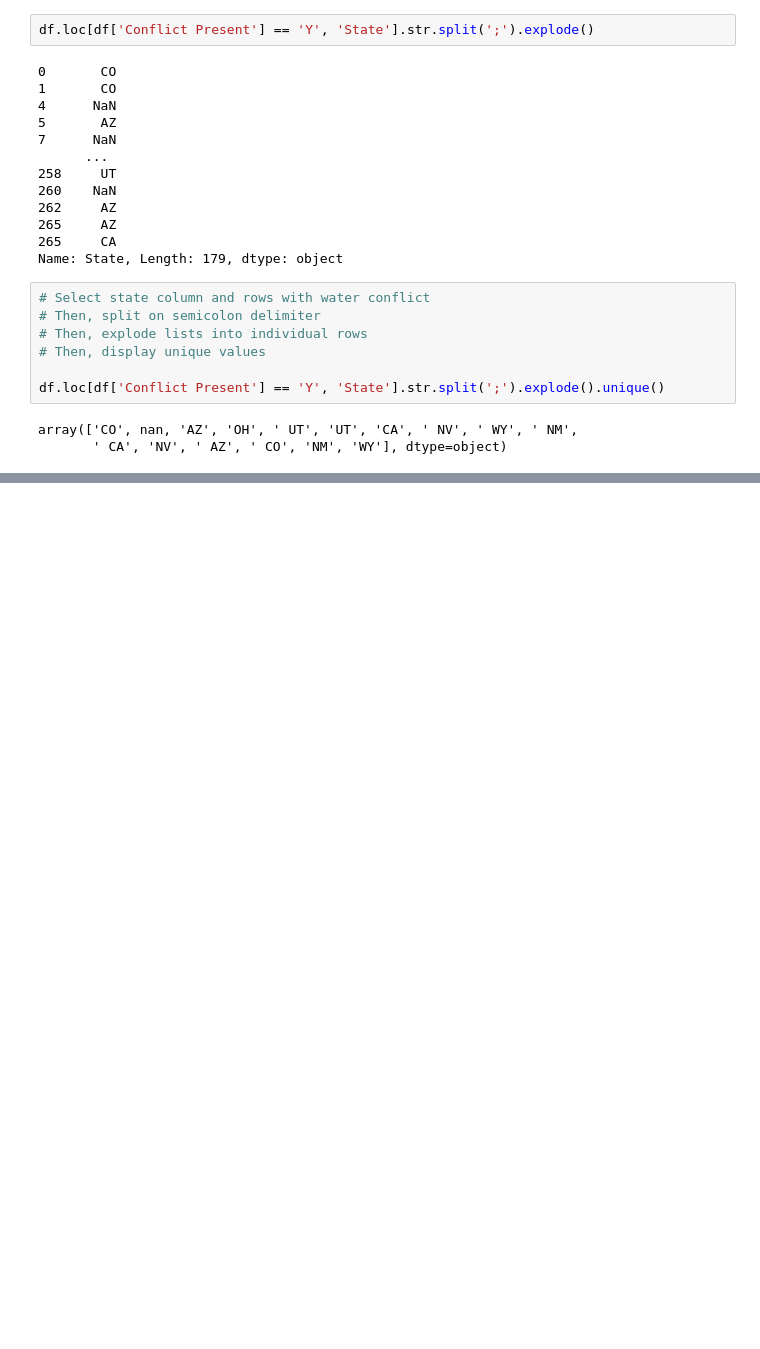
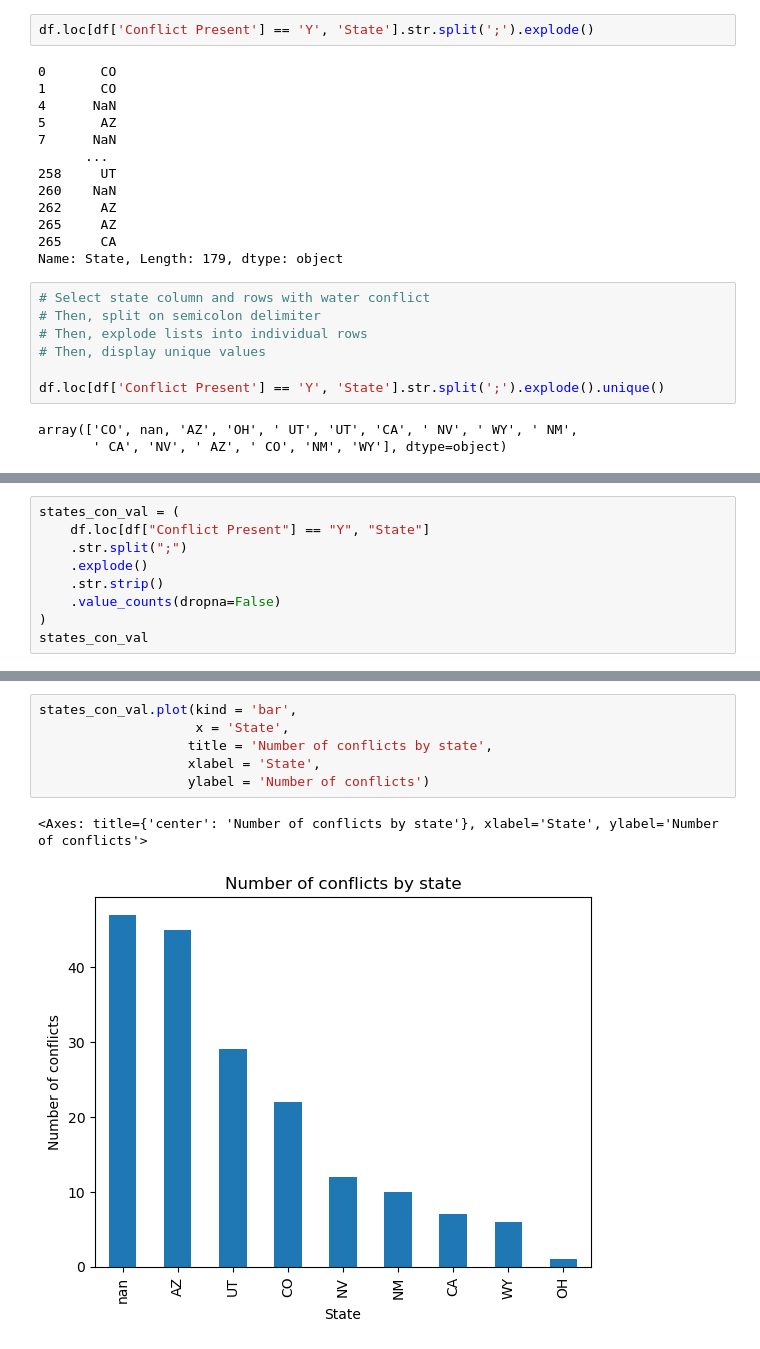
Before and after one commit to RachelMGitH/eds220-2026-sections, a Jupyter notebook: section-2-co-basin-water-conflicts.ipynb, the cells around one changed output, grey strips where cells are left out. Saved outputs shown, nothing was run; the diff lists cells and outputs as text; blank space fills up the shorter version.

```diff
--- a/section-2-co-basin-water-conflicts.ipynb
+++ b/section-2-co-basin-water-conflicts.ipynb
@@ -250,0 +266,9 @@ array(['CO', nan, 'AZ', 'OH', ' UT', 'UT', 'CA', ' NV', ' WY', ' NM',
+# %%
+states_con_val = (
+    df.loc[df["Conflict Present"] == "Y", "State"]
+    .str.split(";")
+    .explode()
+    .str.strip()
+    .value_counts(dropna=False)
+)
+states_con_val
@@ -250,0 +287,9 @@ array(['CO', nan, 'AZ', 'OH', ' UT', 'UT', 'CA', ' NV', ' WY', ' NM',
+# %%
+states_con_val.plot(kind = 'bar',
+                    x = 'State',
+                   title = 'Number of conflicts by state',
+                   xlabel = 'State',
+                   ylabel = 'Number of conflicts')
+# %% [output]
+<Axes: title={'center': 'Number of conflicts by state'}, xlabel='State', ylabel='Number of conflicts'>
+[figure, added]
```
Also changed, not shown: parts of 4 cells of this notebook.
